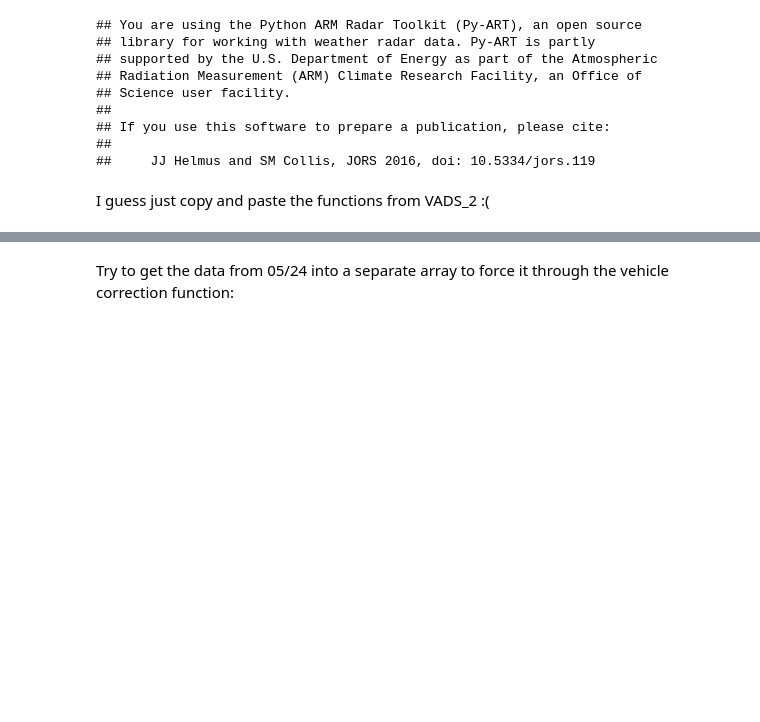
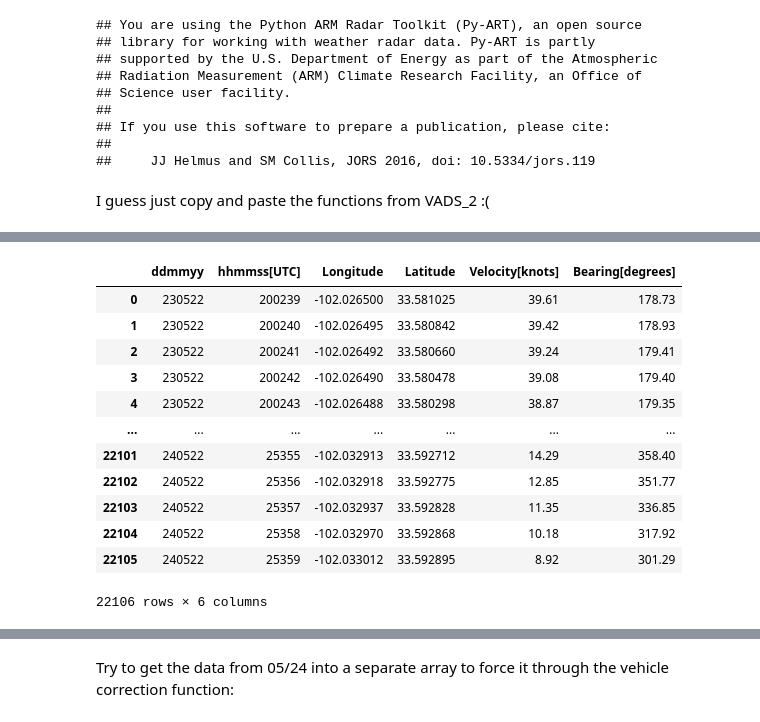
Before and after one commit to JuliaBuhrman/research2024, a Jupyter notebook: dealiasing.ipynb, the cells around one changed output, grey strips where cells are left out. Cells and saved outputs as stored; diff of their text form; code cells hidden in the pictures; blank space fills up the shorter version.

```diff
--- a/dealiasing.ipynb
+++ b/dealiasing.ipynb
@@ -410,6 +433,22 @@ ka1gps['hhmmss[UTC]'] = ka1gps['hhmmss[UTC]'].astype(str)
 
 ka2gps['ddmmyy'] = ka2gps['ddmmyy'].astype(str)
 ka2gps['hhmmss[UTC]'] = ka2gps['hhmmss[UTC]'].astype(str)
+# %%
+ka2gps
+# %% [output]
+|  | ddmmyy | hhmmss[UTC] | Longitude | Latitude | Velocity[knots] | Bearing[degrees] |
+| 0 | 230522 | 200239 | -102.026500 | 33.581025 | 39.61 | 178.73 |
+| 1 | 230522 | 200240 | -102.026495 | 33.580842 | 39.42 | 178.93 |
+| 2 | 230522 | 200241 | -102.026492 | 33.580660 | 39.24 | 179.41 |
+| 3 | 230522 | 200242 | -102.026490 | 33.580478 | 39.08 | 179.40 |
+| 4 | 230522 | 200243 | -102.026488 | 33.580298 | 38.87 | 179.35 |
+| ... | ... | ... | ... | ... | ... | ... |
+| 22101 | 240522 | 25355 | -102.032913 | 33.592712 | 14.29 | 358.40 |
+| 22102 | 240522 | 25356 | -102.032918 | 33.592775 | 12.85 | 351.77 |
+| 22103 | 240522 | 25357 | -102.032937 | 33.592828 | 11.35 | 336.85 |
+| 22104 | 240522 | 25358 | -102.032970 | 33.592868 | 10.18 | 317.92 |
+| 22105 | 240522 | 25359 | -102.033012 | 33.592895 | 8.92 | 301.29 |
+22106 rows × 6 columns
 # %%
 #ka1gps.datetime
 # %%
```
Also changed, not shown: parts of 31 cells of this notebook, 1 other file.
